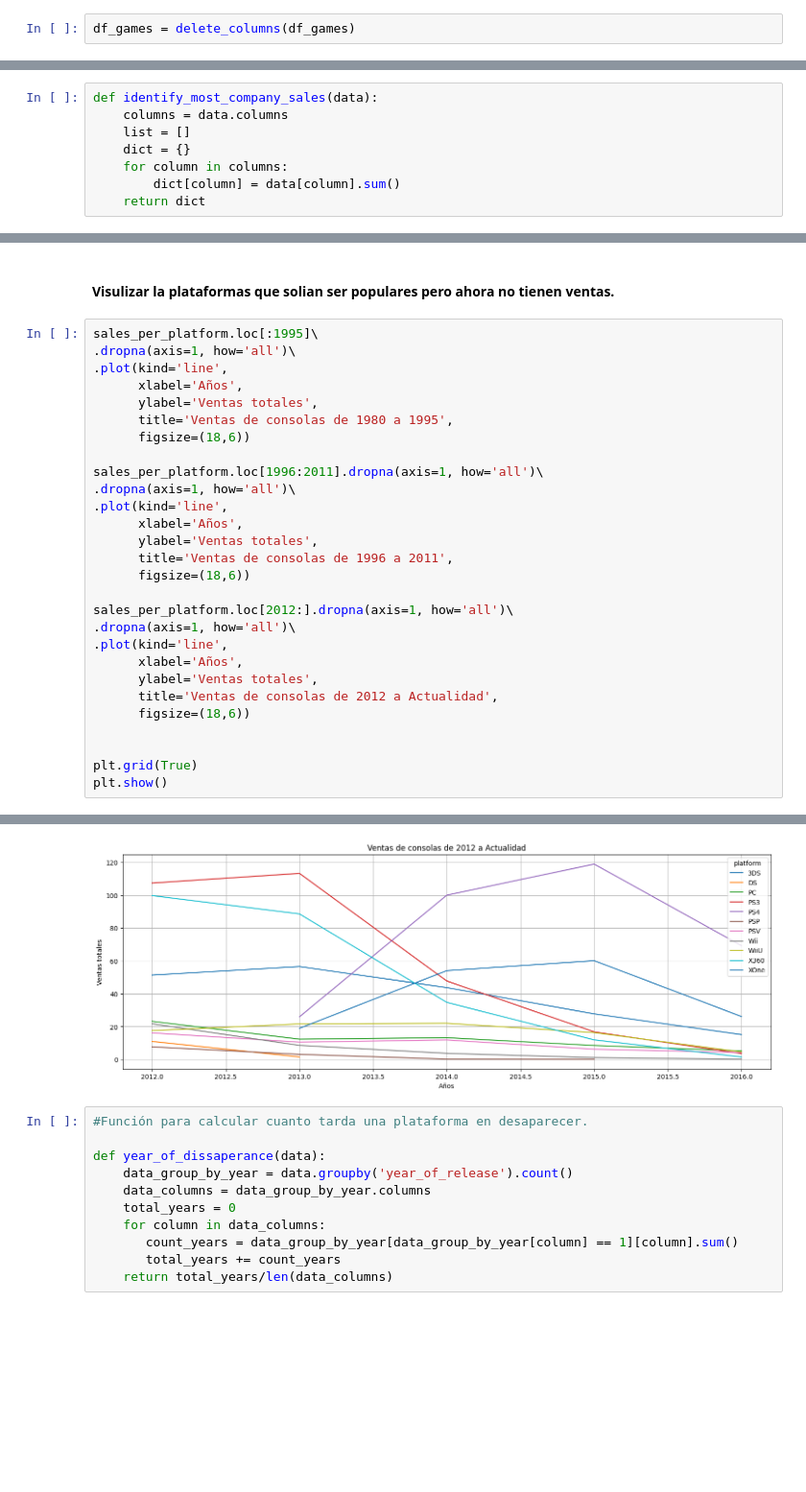
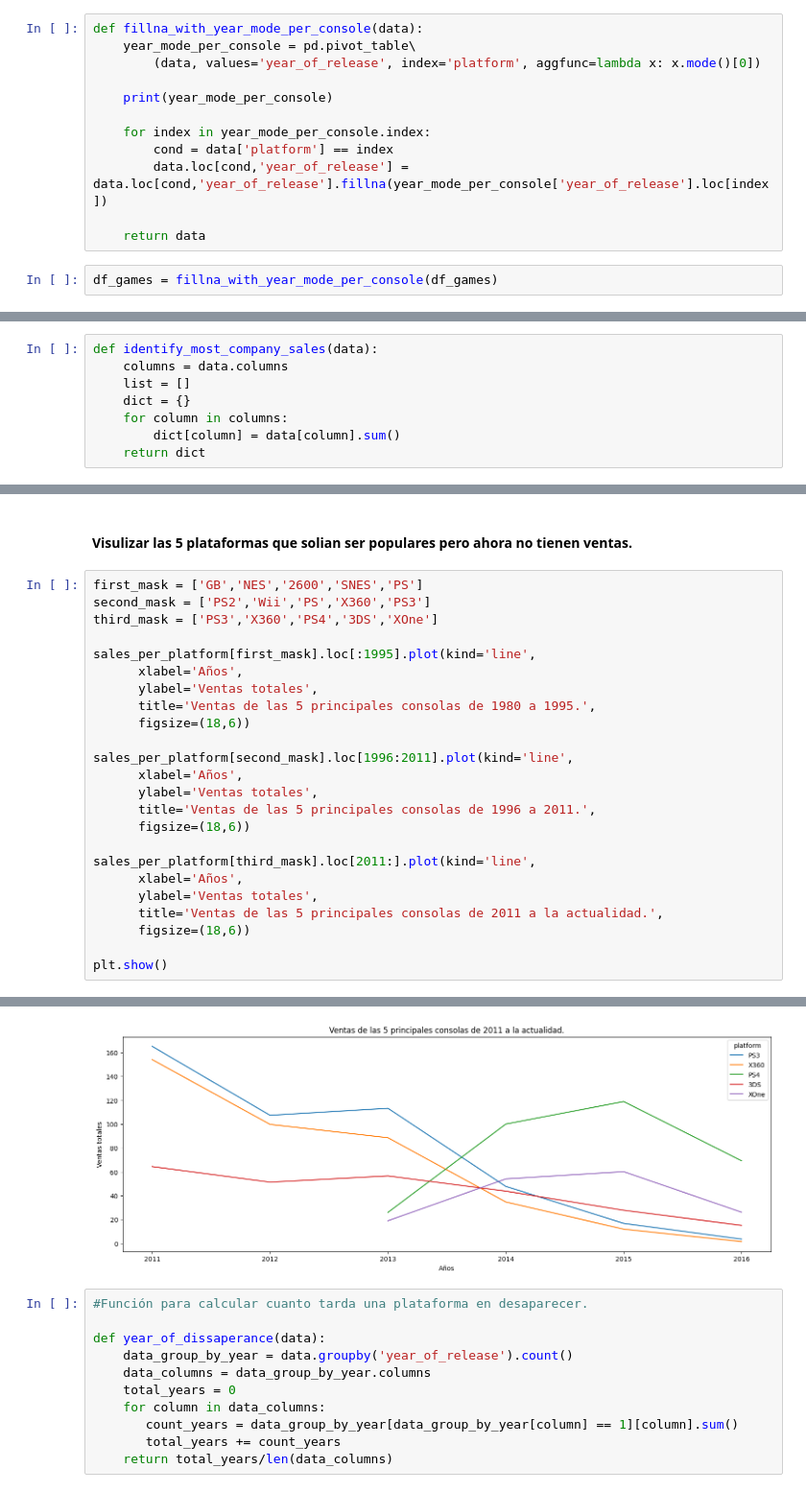
Before and after one commit to Car27VeP/AED_videojuegos, a Jupyter notebook: AED_games.ipynb, the cells around one changed output, grey strips where cells are left out. Shown at 96% size. Saved outputs shown, nothing was run; the diff lists cells and outputs as text; blank space fills up the shorter version.

```diff
--- a/AED_games.ipynb
+++ b/AED_games.ipynb
@@ -250,2 +244,14 @@ def delete_columns(data):
+# %%
+def fillna_with_year_mode_per_console(data):
+    year_mode_per_console = pd.pivot_table\
+        (data, values='year_of_release', index='platform', aggfunc=lambda x: x.mode()[0])
+
+    print(year_mode_per_console)
+
+    for index in year_mode_per_console.index:
+        cond = data['platform'] == index
+        data.loc[cond,'year_of_release'] = data.loc[cond,'year_of_release'].fillna(year_mode_per_console['year_of_release'].loc[index])
+
+    return data
 # %%
-df_games = delete_columns(df_games)
+df_games = fillna_with_year_mode_per_console(df_games)
@@ -375,31 +391,27 @@ plt.show()
 # %% [markdown]
-#### Visulizar la plataformas que solian ser populares pero ahora no tienen ventas.
+#### Visulizar las 5 plataformas que solian ser populares pero ahora no tienen ventas.
 # %%
-sales_per_platform.loc[:1995]\
-.dropna(axis=1, how='all')\
-.plot(kind='line',
+first_mask = ['GB','NES','2600','SNES','PS']
+second_mask = ['PS2','Wii','PS','X360','PS3']
+third_mask = ['PS3','X360','PS4','3DS','XOne']
+
+sales_per_platform[first_mask].loc[:1995].plot(kind='line',
       xlabel='Años',
       ylabel='Ventas totales',
-      title='Ventas de consolas de 1980 a 1995',
+      title='Ventas de las 5 principales consolas de 1980 a 1995.',
       figsize=(18,6))
 
-sales_per_platform.loc[1996:2011].dropna(axis=1, how='all')\
-.dropna(axis=1, how='all')\
-.plot(kind='line',
+sales_per_platform[second_mask].loc[1996:2011].plot(kind='line',
       xlabel='Años',
       ylabel='Ventas totales',
-      title='Ventas de consolas de 1996 a 2011',
+      title='Ventas de las 5 principales consolas de 1996 a 2011.',
       figsize=(18,6))
 
-sales_per_platform.loc[2012:].dropna(axis=1, how='all')\
-.dropna(axis=1, how='all')\
-.plot(kind='line',
+sales_per_platform[third_mask].loc[2011:].plot(kind='line',
       xlabel='Años',
       ylabel='Ventas totales',
-      title='Ventas de consolas de 2012 a Actualidad',
+      title='Ventas de las 5 principales consolas de 2011 a la actualidad.',
       figsize=(18,6))
 
-
-plt.grid(True)
 plt.show()
 # %% [output]
@@ -408,4 +420,4 @@ plt.show()
-[figure, old version]
+[figure, new version]
 # %%
 #Función para calcular cuanto tarda una plataforma en desaparecer.
 
```
Also changed, not shown: parts of 25 cells of this notebook.
